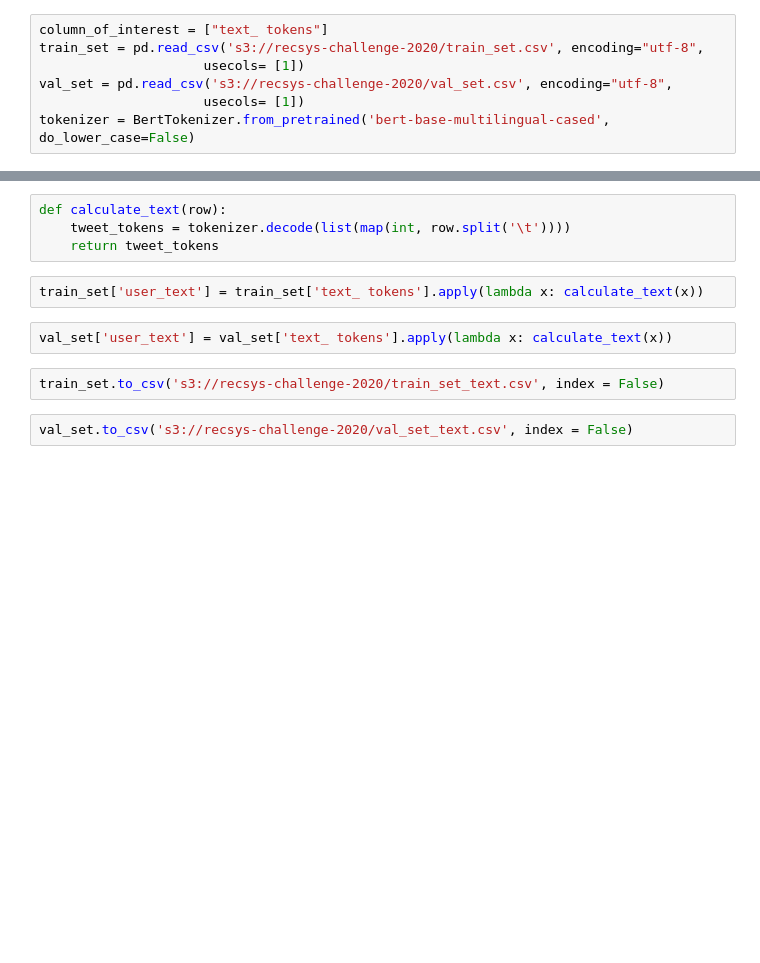
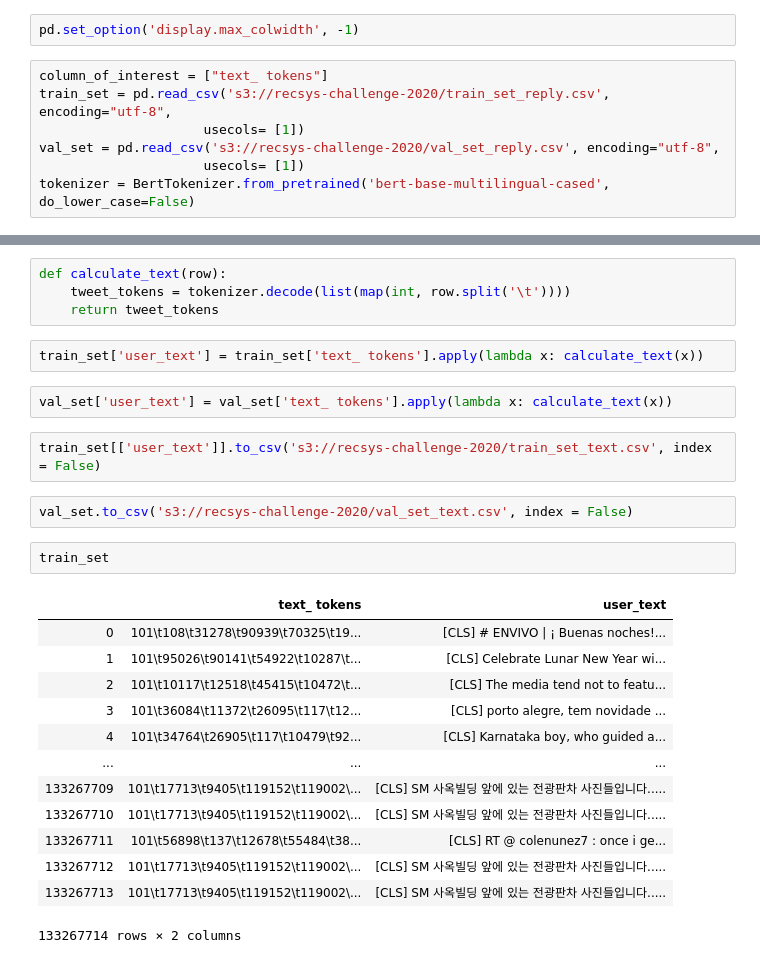
Before and after one commit to sumitsidana/recsys_challenge_2020, a Jupyter notebook: TweetText.ipynb, the cells around one changed output, grey strips where cells are left out. Cells and saved outputs as stored; diff of their text form; blank space fills up the shorter version.

```diff
--- a/TweetText.ipynb
+++ b/TweetText.ipynb
@@ -11,11 +11,13 @@ from transformers import *
 import numpy as np
 import ast
 import time
+# %%
+pd.set_option('display.max_colwidth', -1)
 # %%
 column_of_interest = ["text_ tokens"]
-train_set = pd.read_csv('s3://recsys-challenge-2020/train_set.csv', encoding="utf-8",
+train_set = pd.read_csv('s3://recsys-challenge-2020/train_set_reply.csv', encoding="utf-8",
                      usecols= [1])
-val_set = pd.read_csv('s3://recsys-challenge-2020/val_set.csv', encoding="utf-8",
+val_set = pd.read_csv('s3://recsys-challenge-2020/val_set_reply.csv', encoding="utf-8",
                      usecols= [1])
 tokenizer = BertTokenizer.from_pretrained('bert-base-multilingual-cased', do_lower_case=False)
 # %%
@@ -29,6 +47,22 @@ train_set['user_text'] = train_set['text_ tokens'].apply(lambda x: calculate_tex
 # %%
 val_set['user_text'] = val_set['text_ tokens'].apply(lambda x: calculate_text(x))
 # %%
-train_set.to_csv('s3://recsys-challenge-2020/train_set_text.csv', index = False)
+train_set[['user_text']].to_csv('s3://recsys-challenge-2020/train_set_text.csv', index = False)
 # %%
 val_set.to_csv('s3://recsys-challenge-2020/val_set_text.csv', index = False)
+# %%
+train_set
+# %% [output]
+|  | text_ tokens | user_text |
+| 0 | 101\t108\t31278\t90939\t70325\t19... | [CLS] # ENVIVO | ¡ Buenas noches!... |
+| 1 | 101\t95026\t90141\t54922\t10287\t... | [CLS] Celebrate Lunar New Year wi... |
+| 2 | 101\t10117\t12518\t45415\t10472\t... | [CLS] The media tend not to featu... |
+| 3 | 101\t36084\t11372\t26095\t117\t12... | [CLS] porto alegre, tem novidade ... |
+| 4 | 101\t34764\t26905\t117\t10479\t92... | [CLS] Karnataka boy, who guided a... |
+| ... | ... | ... |
+| 133267709 | 101\t17713\t9405\t119152\t119002\... | [CLS] SM 사옥빌딩 앞에 있는 전광판차 사진들입니다..... |
+| 133267710 | 101\t17713\t9405\t119152\t119002\... | [CLS] SM 사옥빌딩 앞에 있는 전광판차 사진들입니다..... |
+| 133267711 | 101\t56898\t137\t12678\t55484\t38... | [CLS] RT @ colenunez7 : once i ge... |
+| 133267712 | 101\t17713\t9405\t119152\t119002\... | [CLS] SM 사옥빌딩 앞에 있는 전광판차 사진들입니다..... |
+| 133267713 | 101\t17713\t9405\t119152\t119002\... | [CLS] SM 사옥빌딩 앞에 있는 전광판차 사진들입니다..... |
+133267714 rows × 2 columns
```
Also changed, not shown: parts of 5 cells of this notebook, 1 other file.
